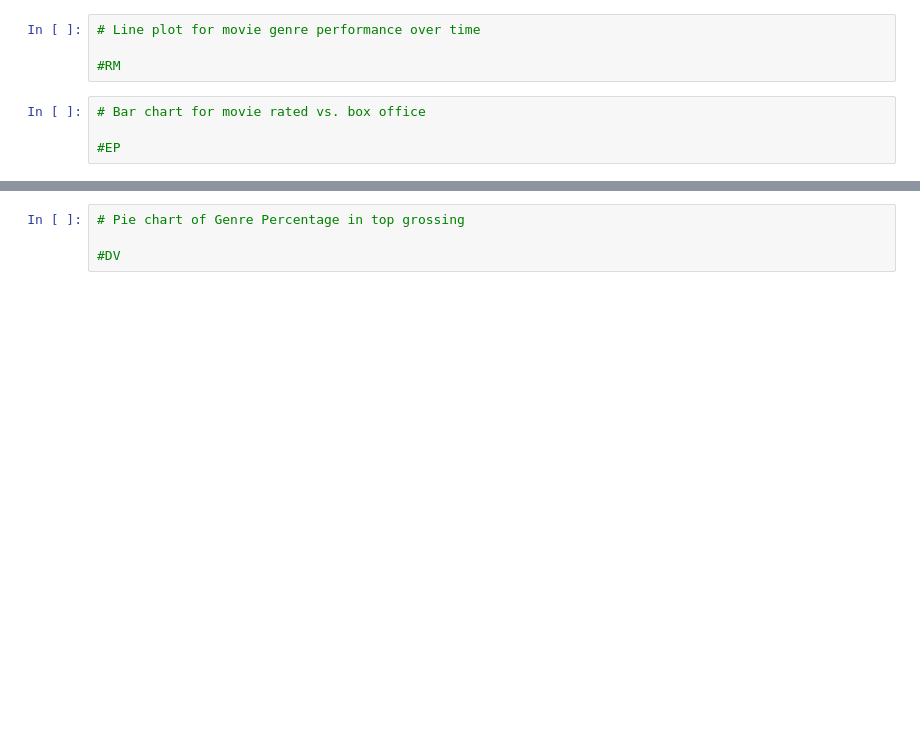
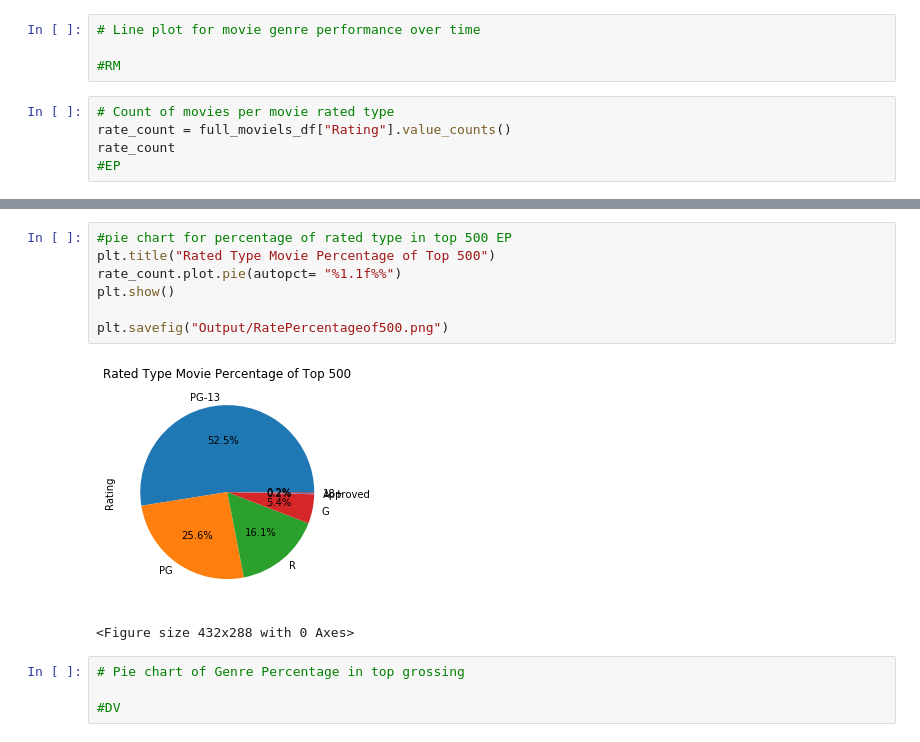
Before and after one commit to edwardAugust/project1-group2, a Jupyter notebook: main_updated.ipynb, the cells around one changed output, grey strips where cells are left out. Drawn from its saved outputs; the diff is of its cells as text; blank space fills up the shorter version.

```diff
--- a/main_updated.ipynb
+++ b/main_updated.ipynb
@@ -172,6 +172,7 @@ full_moviels_df.to_csv("Output/Movie_Data.csv")
 
 #RM
 # %%
-# Bar chart for movie rated vs. box office
-
+# Count of movies per movie rated type
+rate_count = full_moviels_df["Rating"].value_counts()
+rate_count
 #EP
@@ -178,3 +232,13 @@ full_moviels_df.to_csv("Output/Movie_Data.csv")
+# %%
+#pie chart for percentage of rated type in top 500 EP
+plt.title("Rated Type Movie Percentage of Top 500")
+rate_count.plot.pie(autopct= "%1.1f%%")
+plt.show()
+
+plt.savefig("Output/RatePercentageof500.png")
+# %% [output]
+[figure, added]
+<Figure size 432x288 with 0 Axes>
 # %%
 # Pie chart of Genre Percentage in top grossing
 
```
Also changed, not shown: parts of 4 cells of this notebook, 3 other files.
